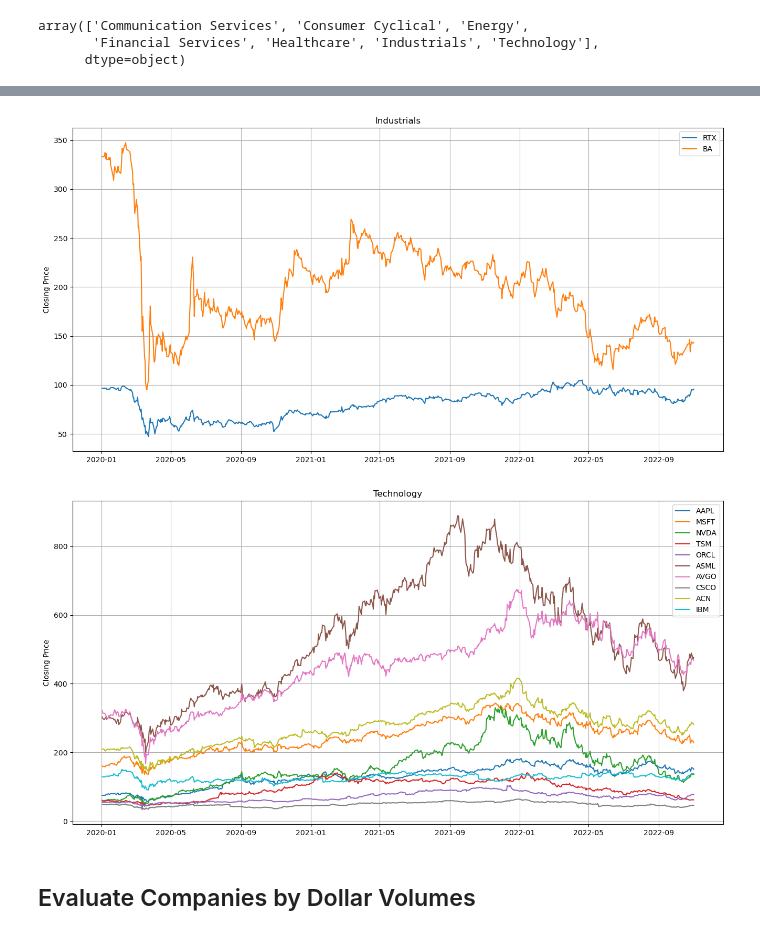
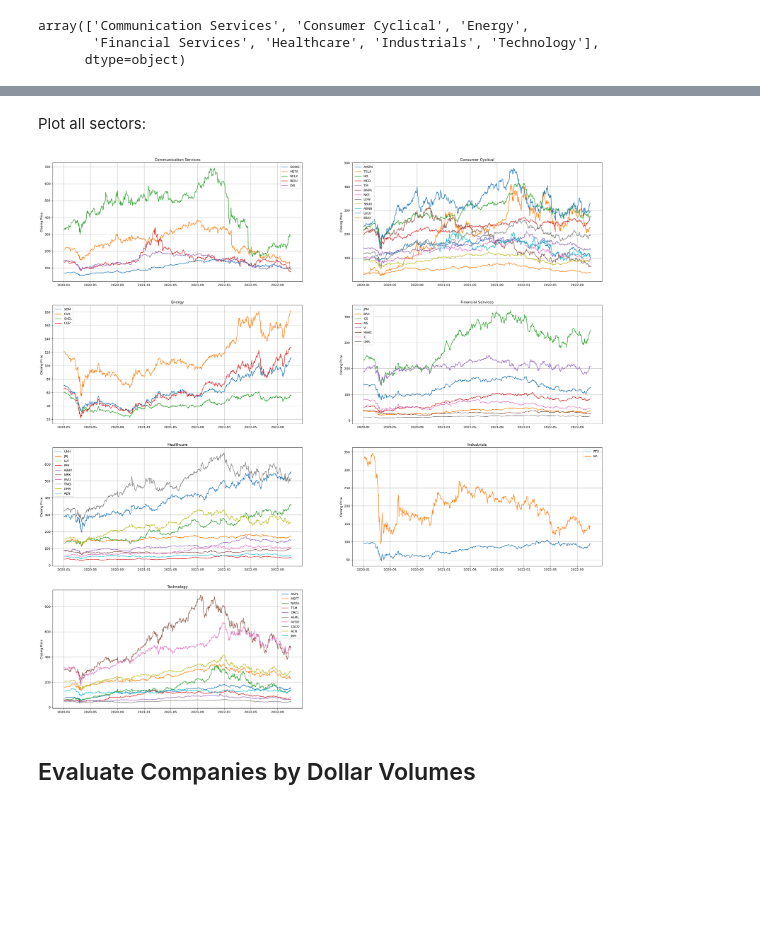
Before and after one commit to Isaac-Fate/stox, a Jupyter notebook: _sources/data-collecting-and-visualization/visualization.ipynb, the cells around one changed output, grey strips where cells are left out. Saved outputs shown, nothing was run; the diff lists cells and outputs as text; code cells hidden in the pictures; blank space fills up the shorter version.

```diff
--- a/_sources/data-collecting-and-visualization/visualization.ipynb
+++ b/_sources/data-collecting-and-visualization/visualization.ipynb
@@ -36,17 +38,14 @@ array(['Communication Services', 'Consumer Cyclical', 'Energy',
 # %%
-def plot_closing_price(sector):
-
-    plt.figure(figsize=(16, 8))
+def plot_closing_price(sector: pd.DataFrame, ax: plt.Axes):
 
     df = stocks[stocks["Sector"] == sector]
     df = df[df.index >= "2020-01-01"]
 
     for company in df["Company"].unique():
         closing_price = df[df["Company"] == company]["Close"]
-        plt.plot(closing_price, label=company)
+        ax.plot(closing_price, label=company)
 
-    plt.title(sector)
-    plt.ylabel("Closing Price")
-    plt.legend()
-    plt.grid()
-    plt.show()
+    ax.set_title(sector)
+    ax.set_ylabel("Closing Price")
+    ax.legend()
+    ax.grid()
@@ -73,11 +52,17 @@ plot_closing_price(sectors[4])
-# %%
-plot_closing_price(sectors[5])
-# %% [output]
-[figure, removed]
-# %%
-plot_closing_price(sectors[6])
-# %% [output]
-[figure, removed]
+# %% [markdown]
+Plot all sectors:
+# %%
+fig, axs = plt.subplots(4, 2, figsize=(32, 32))
+axs = axs.flatten()
+
+for i in range(7):
+    plot_closing_price(sectors[i], axs[i])
+
+# delete the last empty axes
+plt.delaxes(axs[7])
+plt.show()
+# %% [output]
+[figure, added]
 # %% [markdown]
 ## Evaluate Companies by Dollar Volumes
 # %% [markdown]
```
Also changed, not shown: parts of 7 cells of this notebook, 48 other files.
